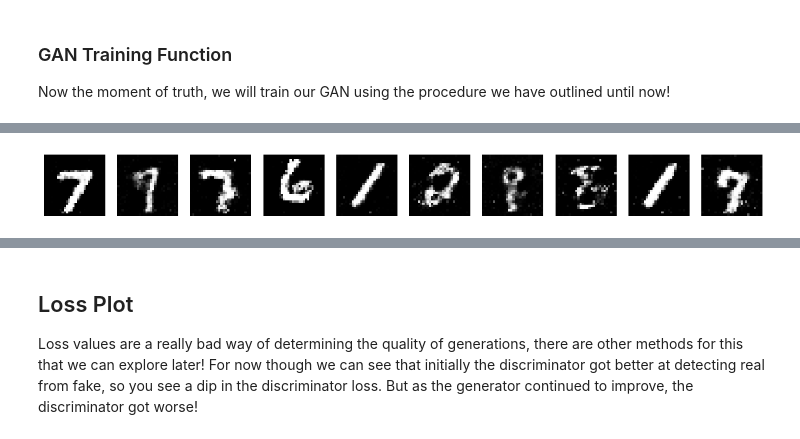
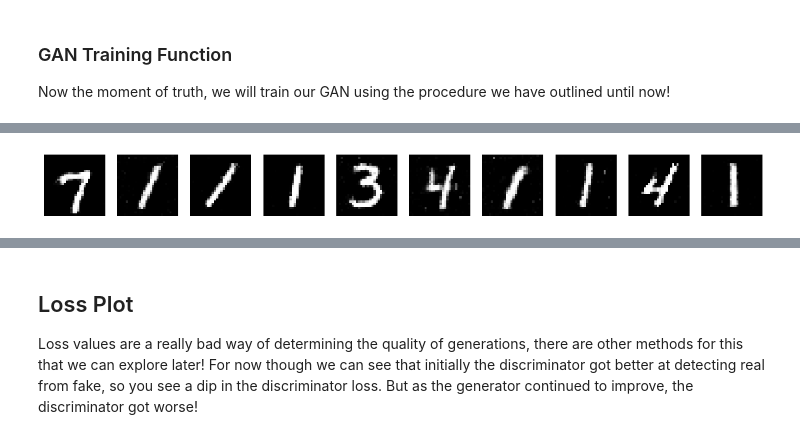
Before and after one commit to manashchak/mcb_PyTorch-Adventures, a Jupyter notebook: PyTorch for Generation/Generative Adversarial Network/Intro to GANs/Intro to Gans.ipynb, the cells around one changed output, grey strips where cells are left out. Cells and saved outputs as stored; diff of their text form; code cells hidden in the pictures.

Commit message:
updated training loop

```diff
--- a/PyTorch for Generation/Generative Adversarial Network/Intro to GANs/Intro to Gans.ipynb
+++ b/PyTorch for Generation/Generative Adversarial Network/Intro to GANs/Intro to Gans.ipynb
@@ -254,7 +254,7 @@ There are a few training parameters we need to set. Here are the important ones!
 - batch_size: How many samples do we want to grab? A batch of 128 means we will grab 128 real images from our dataset, and then generate 256 fake images. The discriminator will then get 512 images in total
 # %%
 latent_dimension = 100
-batch_size = 128
+batch_size = 64
 device = "cuda" if torch.cuda.is_available() else "cpu"
 epochs = 200
 # %% [markdown]
@@ -300,7 +300,7 @@ tensor2image_transforms = transforms.Compose([
 
 
 trainset = MNIST("../../../data", transform=tensor2image_transforms)
-trainloader = DataLoader(trainset, batch_size=batch_size)
+trainloader = DataLoader(trainset, batch_size=batch_size, shuffle=True)
 # %% [markdown]
 ### GAN Training Function
 
@@ -311,10 +311,12 @@ def train_unconditional_gan(generator,
                             generator_optimizer,
                             discriminator_optimizer,
                             dataloader,
+                            label_smoothing=0.05,
                             epochs=200,
                             device="cpu",
                             plot_generation_freq=50,
-                            plot_loss_freq=20):
+                            plot_loss_freq=20,
+                            num_gens=10):
 
     ### Define Loss Function (Will do Sigmoid Internally) ###
     loss_func = nn.BCEWithLogitsLoss()
@@ -333,44 +335,56 @@ def train_unconditional_gan(generator,
             ### These are our real images!! ###
             images = images.to(device)
 
+            ##########################################################
+            ################ TRAIN DISCRIMINATOR #####################
+            ##########################################################
+
+            ### Sample noise for Generation ###
+            noise = torch.randn(batch_size, latent_dimension, device=device)
+
+            ### Create Labels for Discriminator with label smoothing ###
+            generated_labels = torch.zeros(batch_size, 1, device=device) + label_smoothing
+            true_labels = torch.ones(batch_size, 1, device=device) - label_smoothing
+
+            ### Generate Samples G(z) and Take Off Computational Graph ###
+            generated_images = generator(noise).detach()
+
+            ### Pass Generated and Real Images into Discriminator ###
+            real_discriminator_pred = discriminator(images)
+            gen_discriminator_pred = discriminator(generated_images)
+
+            ### Compute Discriminator Loss ###
+            real_loss = loss_func(real_discriminator_pred, true_labels)
+            fake_loss = loss_func(gen_discriminator_pred, generated_labels)
+            discriminator_loss = (real_loss + fake_loss) / 2
+            discriminator_epoch_losses.append(discriminator_loss.item())
+
+            ### Update Discriminator ###
+            discriminator_optimizer.zero_grad()
+            discriminator_loss.backward()
+            discriminator_optimizer.step()
+
+            ##########################################################
+            ################## TRAIN GENERATOR #######################
+            ##########################################################
+
             ### Sample noise for Generation ###
             noise = torch.randn(batch_size, latent_dimension, device=device)
 
             ### Generate Images ###
-            generated_imgs = generator(noise)
+            generated_images = generator(noise)
 
-            ### Create Labels for Discriminator with label smoothing ###
-            generated_labels = torch.zeros(batch_size, device=device)
-            true_labels = torch.ones(batch_size, device=device)
+            ### Pass Into Discriminator (to fool) ###
+            gen_discriminator_pred = discriminator(generated_images)
 
-            ### Concat together Labels and Images ###
-            stacked_images = torch.cat((images, generated_imgs.detach()), axis=0)
-            stacked_labels = torch.cat((true_labels, generated_labels), axis=0).unsqueeze(-1)
+            ### Compute Generator Loss ###
+            generator_loss = loss_func(gen_discriminator_pred, true_labels)
+            generator_epoch_losses.append(generator_loss.item())
 
-            ### Zero Discriminator Gradients before Computing any Losses ###
-            discriminator_optimizer.zero_grad()
-
-            ### Inference and Update Discriminator ###
-            preds = discriminator(stacked_images)
-            discriminator_loss = loss_func(preds, stacked_labels)
-            discriminator_epoch_losses.append(discriminator_loss.item())
-            discriminator_loss.backward()
-            discriminator_optimizer.step()
-
-
-            ### Create Opposite Labels for Generator Update (All generated images should be predicted as "true" images) ###
-            generator_labels = torch.ones(batch_size, device=device).unsqueeze(-1)
-
-            ### Zero Generator Gradients before Computing and Losses ###
+            ### Update the Generator ###
             generator_optimizer.zero_grad()
-
-            ### Pass generated images to discriminator (pretending they are real) and then backprop loss ###
-            discriminator_w_generated_output = discriminator(generated_imgs)
-            generator_loss = loss_func(discriminator_w_generated_output, generator_labels)
-            generator_epoch_losses.append(generator_loss.item())
             generator_loss.backward()
             generator_optimizer.step()
-
 
         generator_epoch_losses = np.mean(generator_epoch_losses)
         discriminator_epoch_losses = np.mean(discriminator_epoch_losses)
@@ -384,12 +398,12 @@ def train_unconditional_gan(generator,
         if epoch % plot_generation_freq == 0:
             generator.eval()
             with torch.no_grad():
-                noise_sample = torch.randn(10, latent_dimension, device=device)
+                noise_sample = torch.randn(num_gens, latent_dimension, device=device)
                 generated_imgs = generator(noise_sample).to("cpu")
 
-                fig, ax = plt.subplots(1,10, figsize=(15,5))
+                fig, ax = plt.subplots(1,num_gens, figsize=(15,5))
 
-                for i in range(10):
+                for i in range(num_gens):
                     img = (generated_imgs[i].squeeze() + 1)/2
                     ax[i].imshow(img.numpy(), cmap="gray")
                     ax[i].set_axis_off()
@@ -405,8 +419,8 @@ generator, discriminator, gen_losses, disc_losses = train_unconditional_gan(gene
                                                                             generator_optimizer=gen_optimizer,
                                                                             discriminator_optimizer=disc_optimizer,
                                                                             dataloader=trainloader,
-                                                                            epochs=300,
+                                                                            epochs=200,
                                                                             device="cuda",
-                                                                            plot_generation_freq=30,
-                                                                            plot_loss_freq=30)
+                                                                            plot_generation_freq=40,
+                                                                            plot_loss_freq=40)
 # %% [output]
@@ -418 +432 @@ Epoch: 60/300 | Generator Loss: 1.6781849169781975 | Discriminator Loss: 0.38934
-[figure, old version]
+[figure, new version]
```
Also changed, not shown: parts of 4 cells of this notebook.
